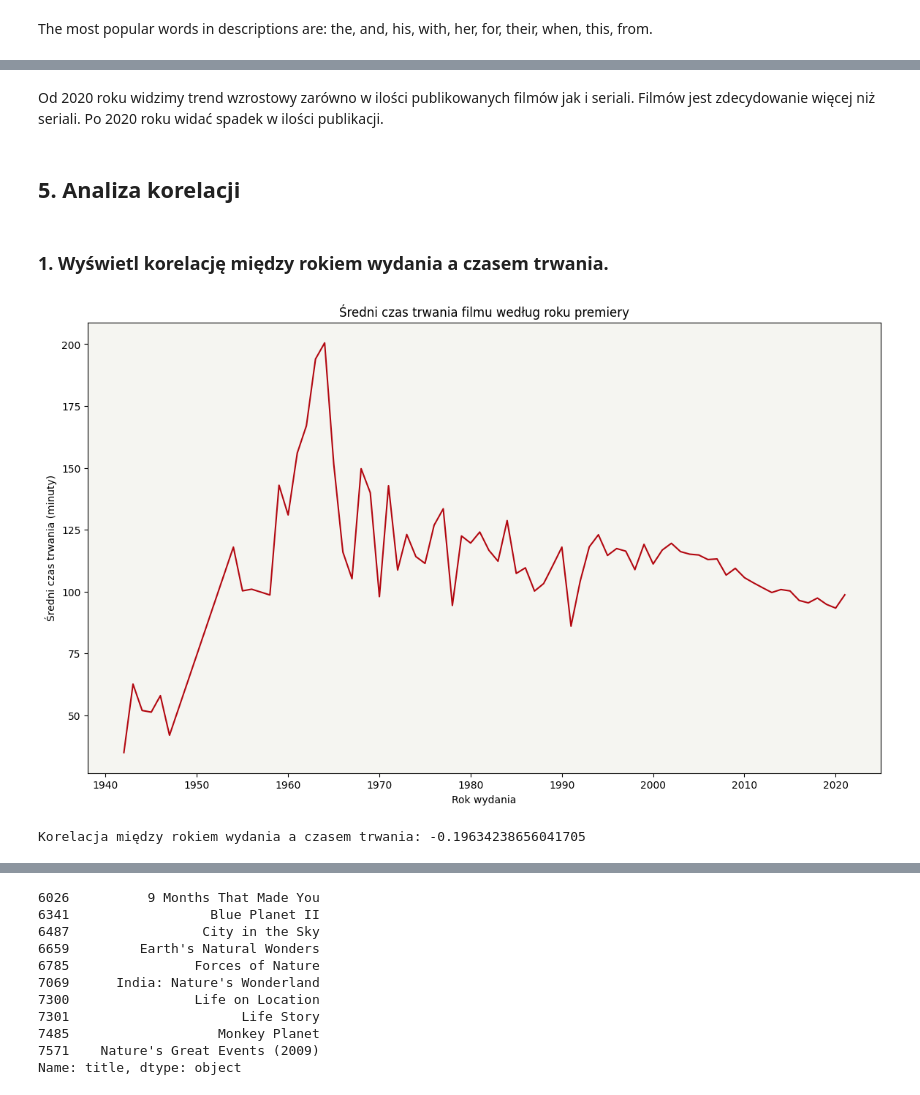
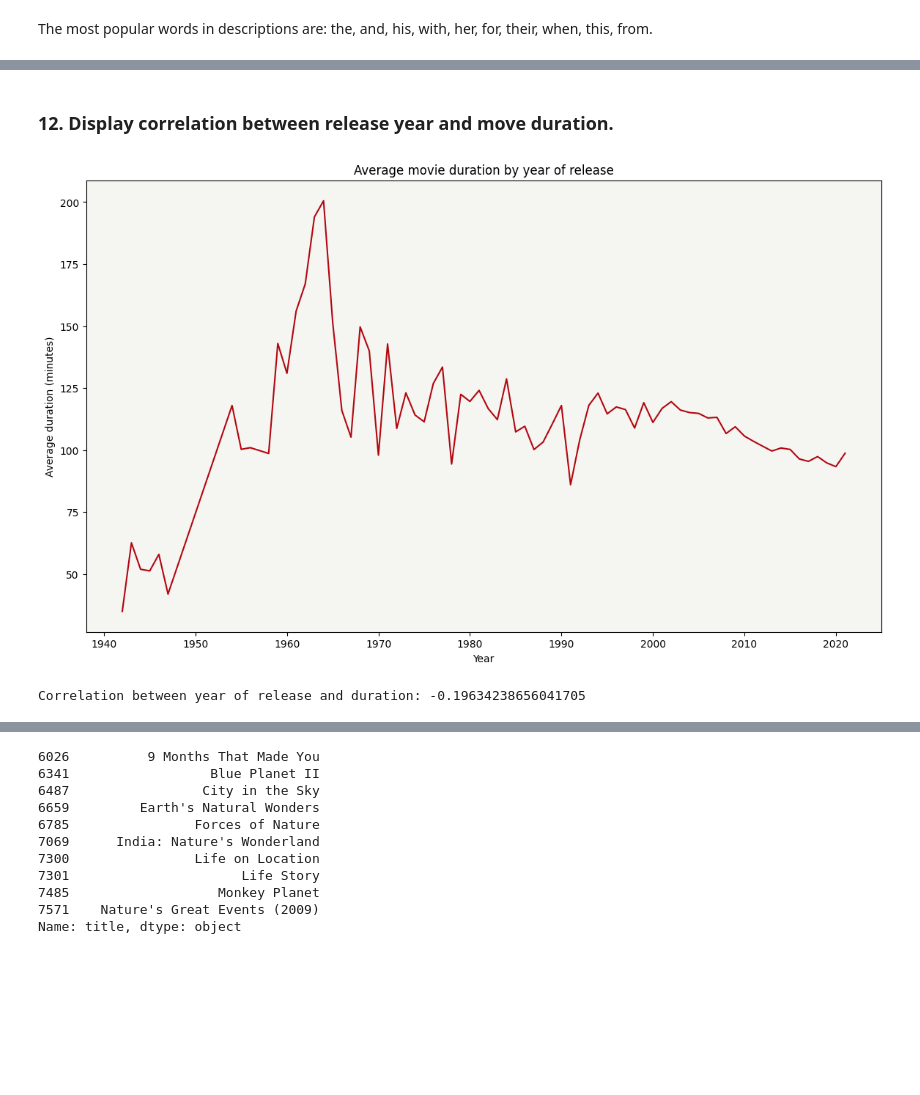
Before and after one commit to sendecka/MY_PROJECT-, a Jupyter notebook: 01 PROJECT - NETFLIX/netflix.ipynb, the cells around one changed output, grey strips where cells are left out. Cells and saved outputs as stored; diff of their text form; code cells hidden in the pictures; blank space fills up the shorter version.

```diff
--- a/01 PROJECT - NETFLIX/netflix.ipynb
+++ b/01 PROJECT - NETFLIX/netflix.ipynb
@@ -609,5 +635,0 @@ plt.show()
-# %%
-# Określ średni czas trwania filmów i programów
-df['duration'] = df['duration'].str.extract('(\d+)').astype(float)
-average_duration = df.groupby('type')['duration'].mean()
-print(average_duration)
@@ -625,7 +636,3 @@ Name: duration, dtype: float64
-# %% [markdown]
-Od 2020 roku widzimy trend wzrostowy zarówno w ilości publikowanych filmów jak i seriali. Filmów jest zdecydowanie więcej niż seriali. Po 2020 roku widać spadek w ilości publikacji.
-# %% [markdown]
-## 5. Analiza korelacji
-# %% [markdown]
-### 1. Wyświetl korelację między rokiem wydania a czasem trwania.
+# %% [markdown]
+### 12. Display correlation between release year and move duration.
 # %%
@@ -633,19 +639,17 @@ Od 2020 roku widzimy trend wzrostowy zarówno w ilości publikowanych filmów ja
 movies_df = df[df['type'] == 'Movie']
 # %%
-# Wykres średniego czasu trwania filmu według roku premiery
 average_duration_per_year = movies_df.groupby('release_year')['duration'].mean()
 
 plt.figure(figsize=(14, 8))
 plt.gca().set_facecolor('#f5f5f1')
 average_duration_per_year.plot(kind='line', color='#b20710')
-plt.title('Średni czas trwania filmu według roku premiery')
-plt.xlabel('Rok wydania')
-plt.ylabel('Średni czas trwania (minuty)')
+plt.title('Average movie duration by year of release')
+plt.xlabel('Year')
+plt.ylabel('Average duration (minutes)')
 plt.show()
 
-# Wyświetl korelację między rokiem wydania a czasem trwania
 correlation = movies_df['release_year'].corr(movies_df['duration'])
-print(f'Korelacja między rokiem wydania a czasem trwania: {correlation}')
+print(f'Correlation between year of release and duration: {correlation}')
 # %% [output]
-[figure, old version]
+[figure, new version]
-Korelacja między rokiem wydania a czasem trwania: -0.19634238656041705
+Correlation between year of release and duration: -0.19634238656041705
```
Also changed, not shown: parts of 47 cells of this notebook.
